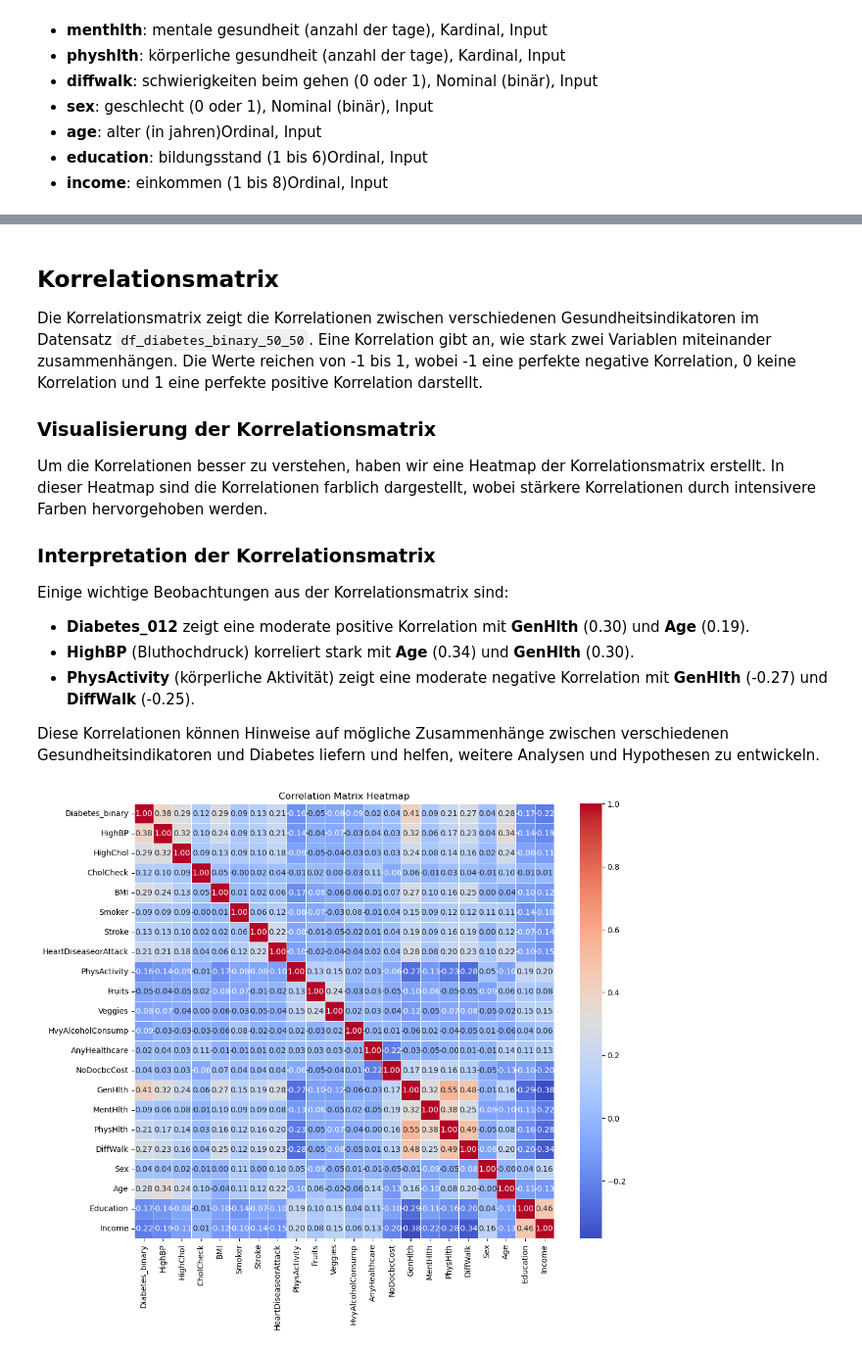
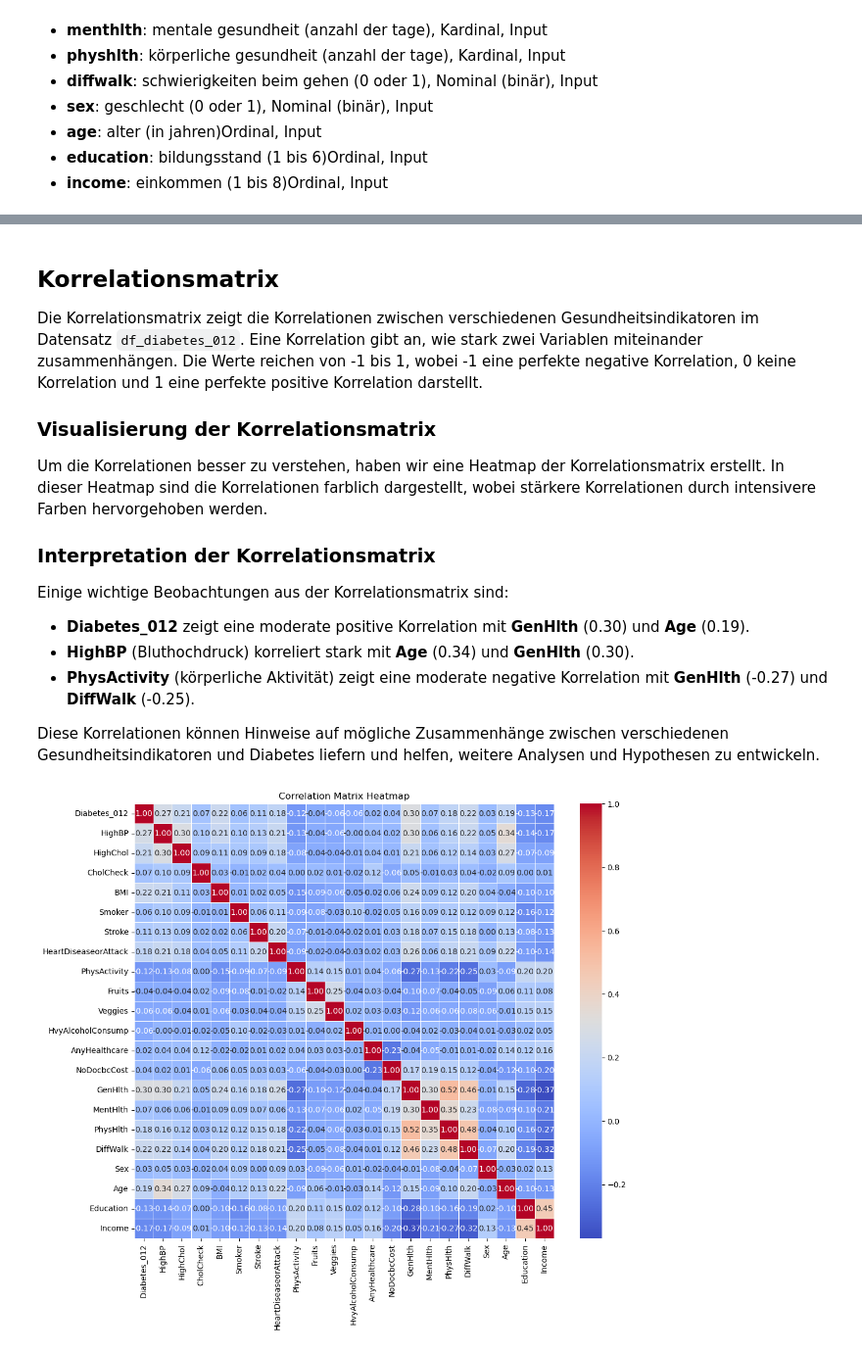
Before and after one commit to DataScience-DHBWKA/Gruppe3-DataExploration, a Jupyter notebook: data_exploration.ipynb, the cells around one changed output, grey strips where cells are left out. Shown at 98% size. Saved outputs shown, nothing was run; the diff lists cells and outputs as text; code cells hidden in the pictures.

Commit message:
Datensatz geändert

```diff
--- a/data_exploration.ipynb
+++ b/data_exploration.ipynb
@@ -107,7 +174,7 @@ display(df_diabetes_binary_50_50.describe().T)
 # %% [markdown]
 ## Korrelationsmatrix
 
-Die Korrelationsmatrix zeigt die Korrelationen zwischen verschiedenen Gesundheitsindikatoren im Datensatz `df_diabetes_binary_50_50`. Eine Korrelation gibt an, wie stark zwei Variablen miteinander zusammenhängen. Die Werte reichen von -1 bis 1, wobei -1 eine perfekte negative Korrelation, 0 keine Korrelation und 1 eine perfekte positive Korrelation darstellt.
+Die Korrelationsmatrix zeigt die Korrelationen zwischen verschiedenen Gesundheitsindikatoren im Datensatz `df_diabetes_012`. Eine Korrelation gibt an, wie stark zwei Variablen miteinander zusammenhängen. Die Werte reichen von -1 bis 1, wobei -1 eine perfekte negative Korrelation, 0 keine Korrelation und 1 eine perfekte positive Korrelation darstellt.
 
 ### Visualisierung der Korrelationsmatrix
 
@@ -123,13 +190,13 @@ Einige wichtige Beobachtungen aus der Korrelationsmatrix sind:
 
 Diese Korrelationen können Hinweise auf mögliche Zusammenhänge zwischen verschiedenen Gesundheitsindikatoren und Diabetes liefern und helfen, weitere Analysen und Hypothesen zu entwickeln.
 # %%
-correlation_matrix = df_diabetes_binary_50_50.corr()
+correlation_matrix = df_diabetes_012.corr()
 plt.figure(figsize=(12, 10))
 sns.heatmap(correlation_matrix, annot=True, fmt=".2f", cmap='coolwarm', linewidths=.5)
 plt.title('Correlation Matrix Heatmap')
 plt.show()
 # %% [output]
-[figure, old version]
+[figure, new version]
 # %%
 # Set the threshold
 threshold = 0.1
```
Also changed, not shown: parts of 27 cells of this notebook.
